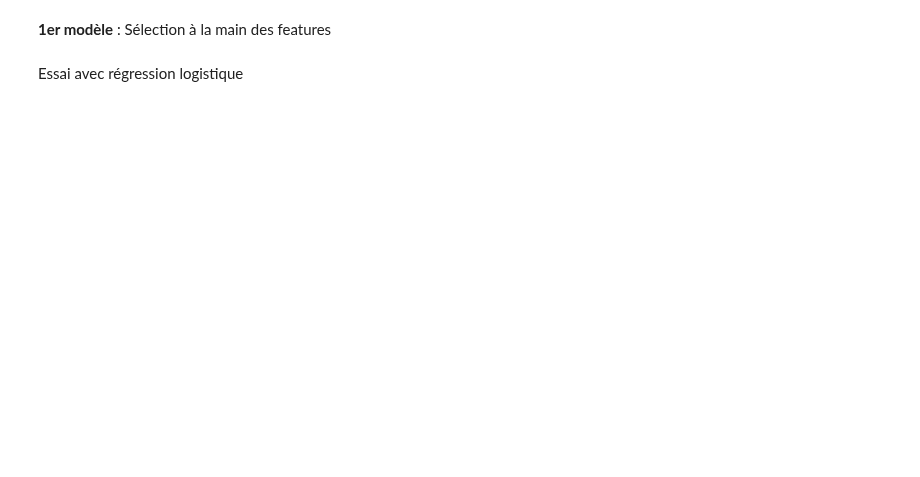
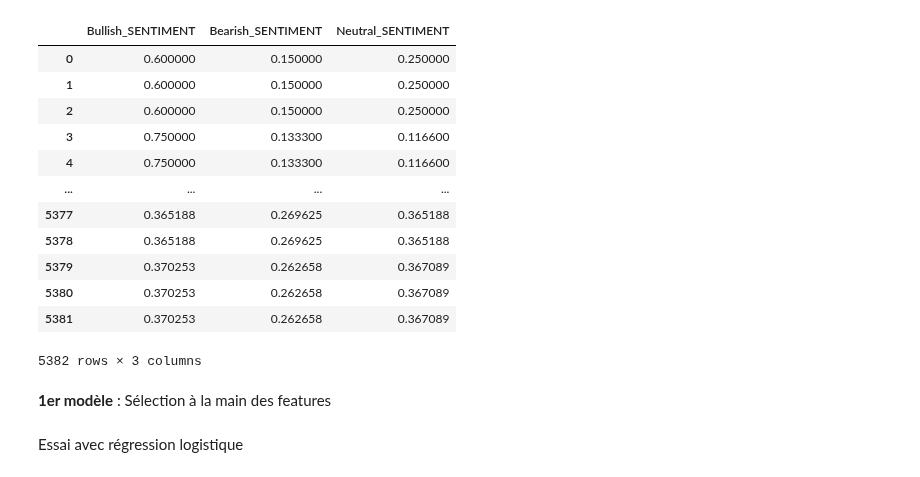
Before and after one commit to g0bel1n/VIX_predictions, a Jupyter notebook: analysis/hand_picked_logit.ipynb, the cells around one changed output. Saved outputs shown, nothing was run; the diff lists cells and outputs as text; code cells hidden in the pictures; blank space fills up the shorter version.

```diff
--- a/analysis/hand_picked_logit.ipynb
+++ b/analysis/hand_picked_logit.ipynb
@@ -12,6 +12,22 @@ from data_treatment.box_creator import create_binary_box
 
 df = pd.read_csv('database.csv')
 df = create_binary_box(df, threshold=2., box_length=7)
+# %%
+df[["Bullish_SENTIMENT", "Bearish_SENTIMENT", "Neutral_SENTIMENT"]]
+# %% [output]
+|  | Bullish_SENTIMENT | Bearish_SENTIMENT | Neutral_SENTIMENT |
+| 0 | 0.600000 | 0.150000 | 0.250000 |
+| 1 | 0.600000 | 0.150000 | 0.250000 |
+| 2 | 0.600000 | 0.150000 | 0.250000 |
+| 3 | 0.750000 | 0.133300 | 0.116600 |
+| 4 | 0.750000 | 0.133300 | 0.116600 |
+| ... | ... | ... | ... |
+| 5377 | 0.365188 | 0.269625 | 0.365188 |
+| 5378 | 0.365188 | 0.269625 | 0.365188 |
+| 5379 | 0.370253 | 0.262658 | 0.367089 |
+| 5380 | 0.370253 | 0.262658 | 0.367089 |
+| 5381 | 0.370253 | 0.262658 | 0.367089 |
+5382 rows × 3 columns
 # %% [markdown]
 **1er modèle** : Sélection à la main des features
 # %%
```
Also changed, not shown: parts of 2 cells of this notebook, 2 other files.
